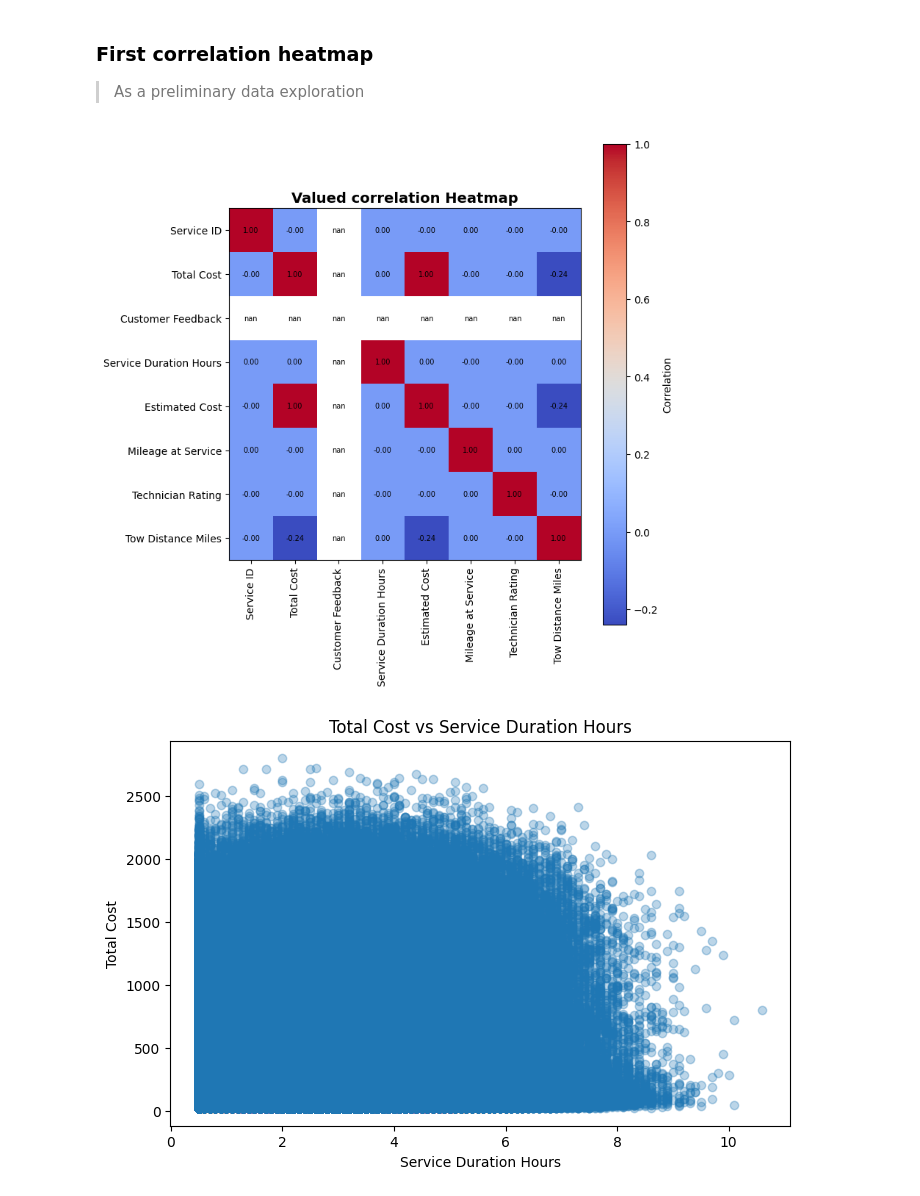
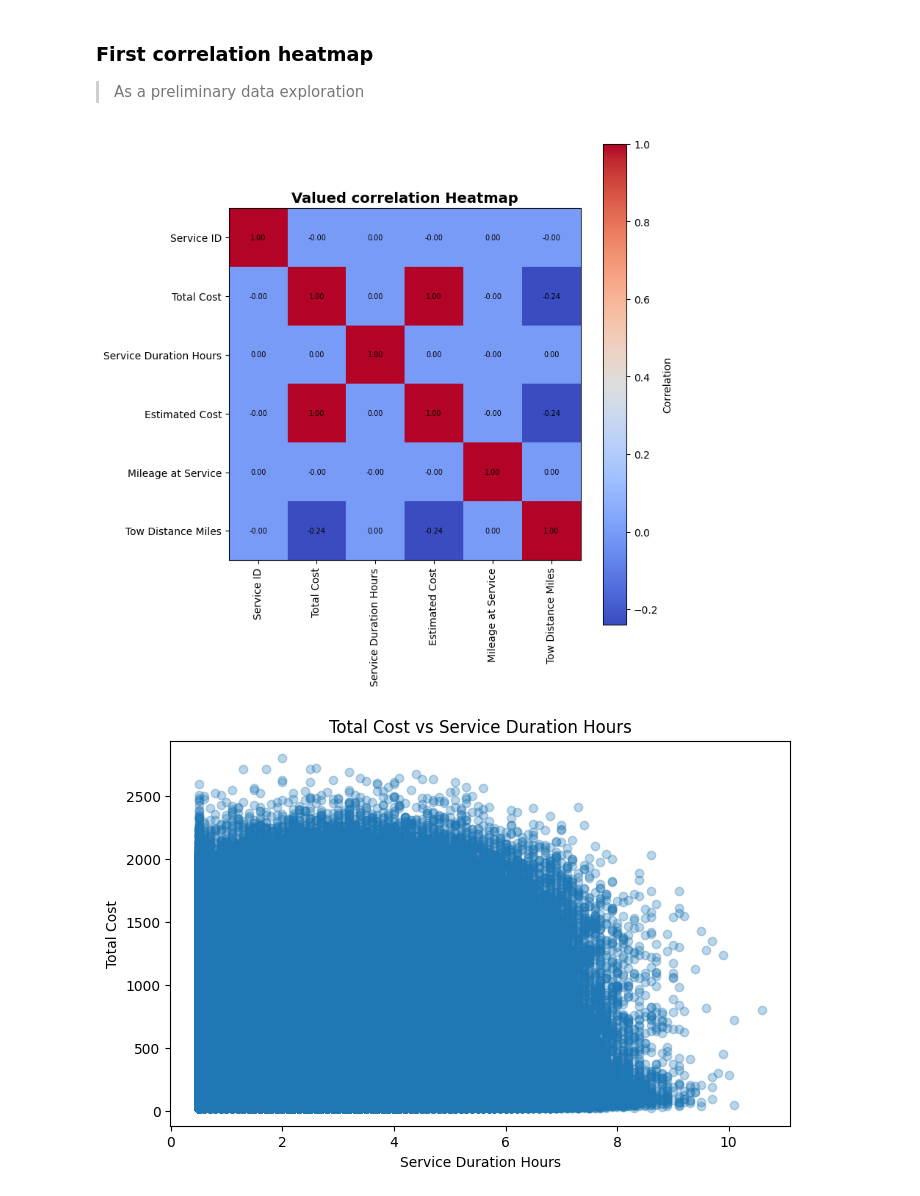
Before and after one commit to 4GeeksAcademy/sp-ml-17-final-project-g5, a Jupyter notebook: notebooks/eda.ipynb, the cells around one changed output. Cells and saved outputs as stored; diff of their text form; code cells hidden in the pictures.

```diff
--- a/notebooks/eda.ipynb
+++ b/notebooks/eda.ipynb
@@ -231,30 +231,30 @@ Name: count, dtype: int64
 > As a preliminary data exploration
 # %%
 num_df = df.select_dtypes(include=["number"]) # Select only numeric columns
+num_df = num_df.drop(["Customer Feedback","Technician Rating"], axis=1)
 correlation = num_df.corr()
 
 plt.figure(figsize=(8, 8))
 im = plt.imshow(correlation, cmap="coolwarm", interpolation="nearest")
 
-# Add colorbar
-plt.colorbar(im, label="Correlation")
+plt.colorbar(im, label="Correlation") # Add colorbar
 
 # Axis labels
 plt.xticks(range(len(correlation.columns)), correlation.columns, rotation=90)
 plt.yticks(range(len(correlation.index)), correlation.index)
 
 for i in range(len(correlation.index)): # --- Add correlation values ---
     for j in range(len(correlation.columns)):
         value = correlation.iloc[i, j]
         plt.text( j, i, f"{value:.2f}",
                  ha="center", va="center",
                  color="black", fontsize=7)
 
 plt.title("Valued correlation Heatmap", fontsize=14, weight="bold")
 plt.tight_layout()
 plt.show()
 # %% [output]
-[figure, old version]
+[figure, new version]
 # %%
 plt.figure(figsize=(8, 5))
 plt.scatter(df["Service Duration Hours"], df["Total Cost"], alpha=0.3)
```
Also changed, not shown: 1 other file.
